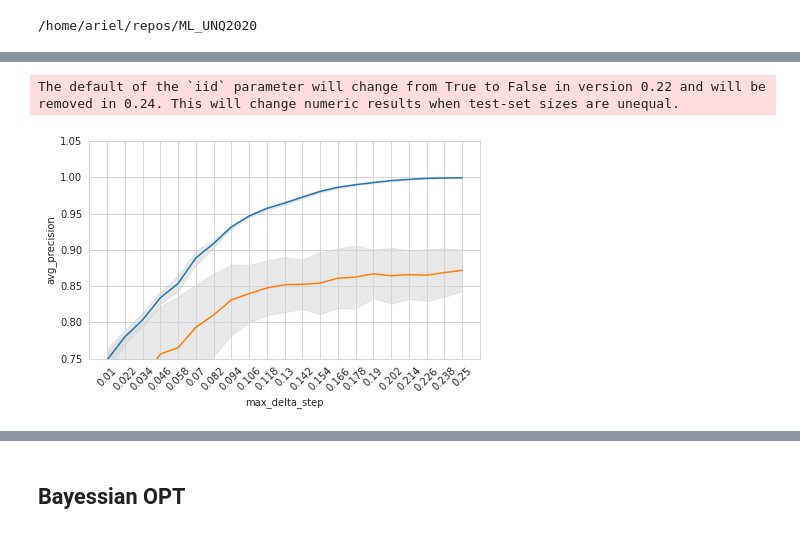
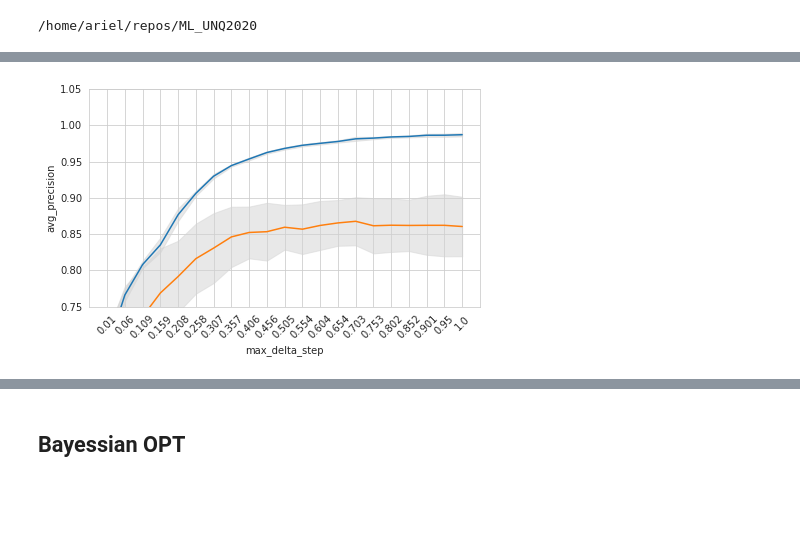
Before and after one commit to ubit-hnrg/ML_UNQ2020, a Jupyter notebook: notebooks/wb6_xgb_skopt.ipynb, the cells around one changed output, grey strips where cells are left out. Cells and saved outputs as stored; diff of their text form; code cells hidden in the pictures; blank space fills up the shorter version.

```diff
--- a/notebooks/wb6_xgb_skopt.ipynb
+++ b/notebooks/wb6_xgb_skopt.ipynb
@@ -204,29 +212,28 @@ uf.my_train_test_plot(gridsearch=search,grid=param_grid,hyp=name,ylim = [0.75,1.
 # %%
 pipeline = Pipeline(steps = [('clasificador',XGBClassifier(random_state = SEED,n_estimators = 100,
                                                            scale_pos_weight=Y_train.mean(),
                                                            eval_metric = 'aucpr' ,
                                                           colsample_bynode = 0.5,colsample_bylevel=0.5))])
 
 name = 'max_delta_step'
-value_range =  np.linspace(0.01, 0.25, 21, endpoint=True)
+value_range =  np.linspace(0.01, 1, 21, endpoint=True)
 #name = 'gamma'
 #value_range = [1,5,10,50,100,100]
 
 ## defino grilla
 gridname = 'clasificador__%s'%name
 param_grid = [
   {gridname:value_range}
  ]
 
 
 search = GridSearchCV(pipeline, param_grid,
                       cv=5,return_train_score = True,
                      scoring = 'average_precision').fit(X_train, Y_train)
 matplotlib.rcParams['figure.figsize'] = [7, 4]
 uf.my_train_test_plot(gridsearch=search,grid=param_grid,hyp=name,ylim = [0.75,1.05], ylabel= 'avg_precision')
 # %% [output]
-The default of the `iid` parameter will change from True to False in version 0.22 and will be removed in 0.24. This will change numeric results when test-set sizes are unequal.
-[figure, old version]
+[figure, new version]
 # %%
 pipeline.fit(X_train,Y_train)
 # %% [output]
```
Also changed, not shown: parts of 22 cells of this notebook.
